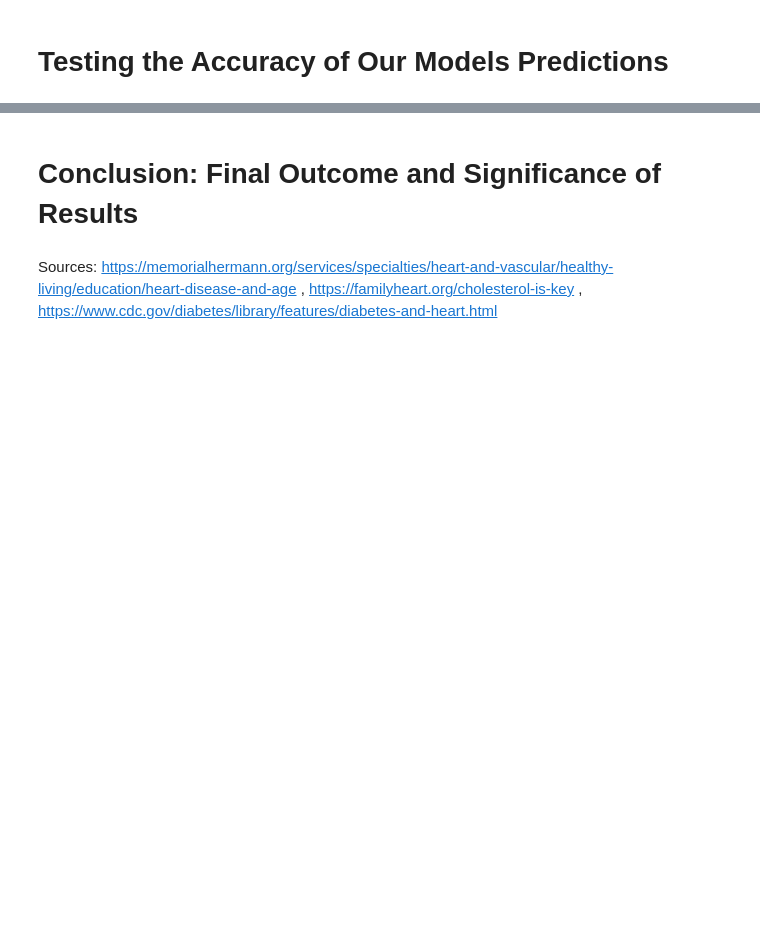
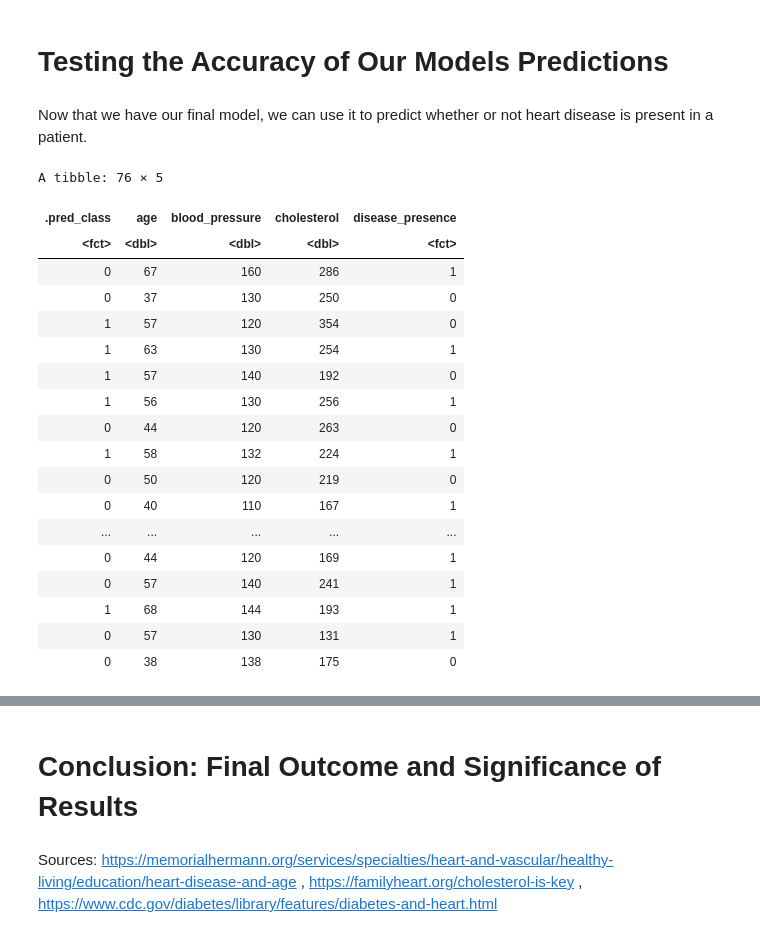
Before and after one commit to ValerieAldunce/dsci_project, a Jupyter notebook: FINAL_PROJECT.ipynb, the cells around one changed output, grey strips where cells are left out. Drawn from its saved outputs; the diff is of its cells as text; code cells hidden in the pictures; blank space fills up the shorter version.

Commit message:
Created the model, did predictions and tested accuracy.

```diff
--- a/FINAL_PROJECT.ipynb
+++ b/FINAL_PROJECT.ipynb
@@ -186,6 +204,11 @@ best_k_model
 # %% [markdown]
 Now that we have determined the best k value, k=15, we can create our final model using this k.
 # %%
-knn_spec<-
-knn_recipe<-
-knn_fit<-
+knn_spec<- nearest_neighbor(weight_func = "rectangular", neighbors = 15) |>
+        set_engine("kknn") |>
+        set_mode("classification")
+knn_fit<- workflow() |>
+         add_recipe(knn_recipe) |>
+         add_model(knn_spec) |>
+         fit(data = disease_training)
+knn_fit
@@ -192,6 +235,29 @@ knn_fit<-
 # %% [markdown]
 # Testing the Accuracy of Our Models Predictions
+# %% [markdown]
+Now that we have our final model, we can use it to predict whether or not heart disease is present in a patient.
 # %%
-prediction <- predict()
-accuracy<-metrics()
-accuracy
+prediction <- knn_fit |>
+            predict(disease_testing) |>
+            bind_cols(disease_testing)
+prediction
+# %% [output]
+A tibble: 76 × 5
+| .pred_class | age | blood_pressure | cholesterol | disease_presence |
+| <fct> | <dbl> | <dbl> | <dbl> | <fct> |
+| 0 | 67 | 160 | 286 | 1 |
+| 0 | 37 | 130 | 250 | 0 |
+| 1 | 57 | 120 | 354 | 0 |
+| 1 | 63 | 130 | 254 | 1 |
+| 1 | 57 | 140 | 192 | 0 |
+| 1 | 56 | 130 | 256 | 1 |
+| 0 | 44 | 120 | 263 | 0 |
+| 1 | 58 | 132 | 224 | 1 |
+| 0 | 50 | 120 | 219 | 0 |
+| 0 | 40 | 110 | 167 | 1 |
+| ... | ... | ... | ... | ... |
+| 0 | 44 | 120 | 169 | 1 |
+| 0 | 57 | 140 | 241 | 1 |
+| 1 | 68 | 144 | 193 | 1 |
+| 0 | 57 | 130 | 131 | 1 |
+| 0 | 38 | 138 | 175 | 0 |
```
Also changed, not shown: parts of 19 cells of this notebook.
